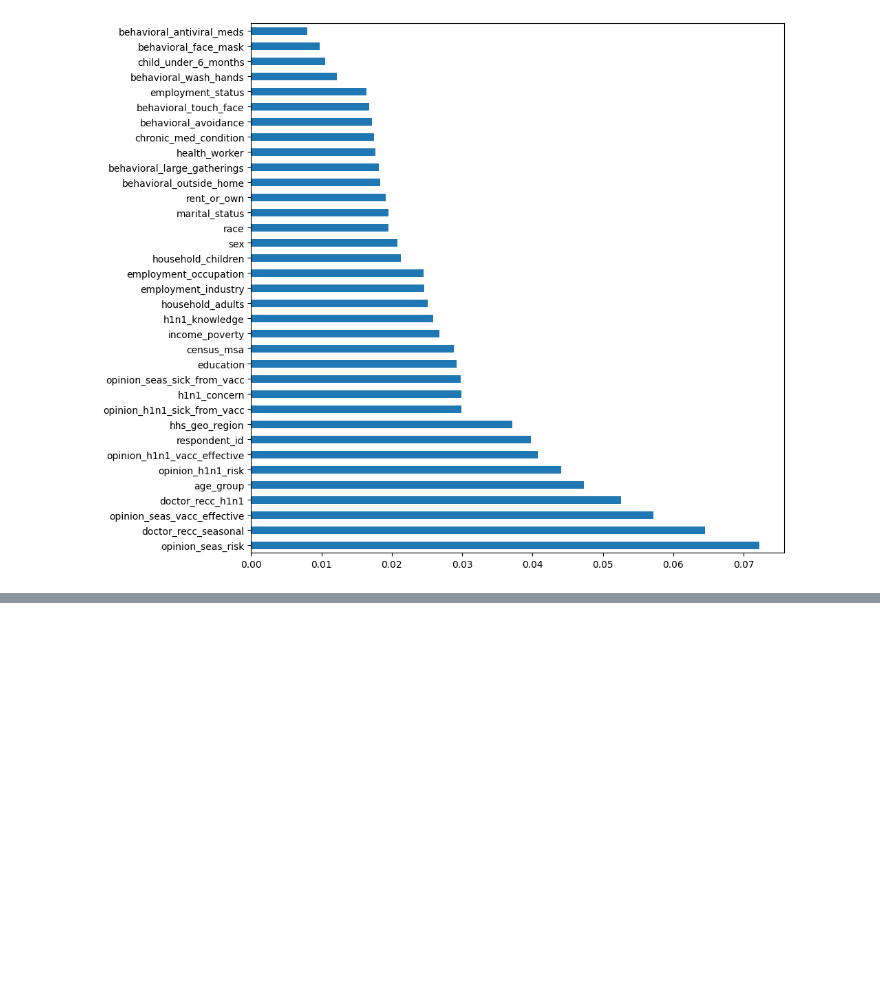
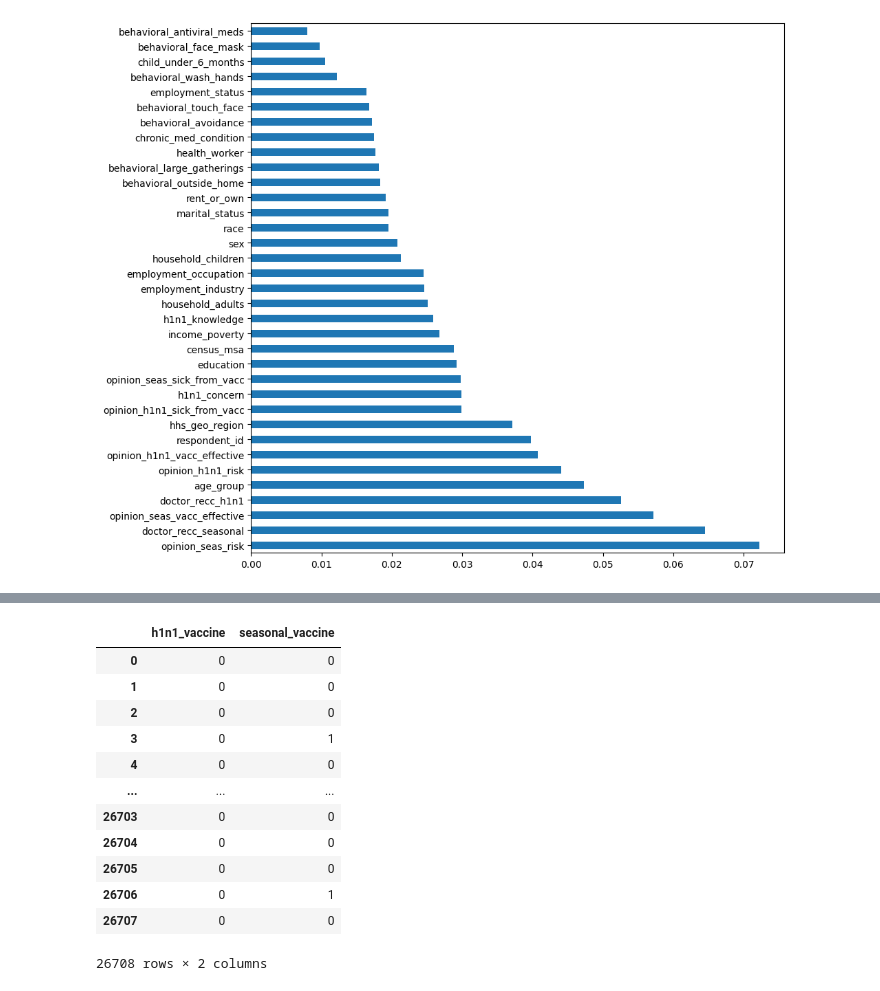
Before and after one commit to kofifanhertza/Swine-Flu-Vaccine-Predictor, a Jupyter notebook: atma aSTI.ipynb, the cells around one changed output, grey strips where cells are left out. Saved outputs shown, nothing was run; the diff lists cells and outputs as text; code cells hidden in the pictures; blank space fills up the shorter version.

```diff
--- a/atma aSTI.ipynb
+++ b/atma aSTI.ipynb
@@ -133,0 +218,13 @@ features = pd.read_csv('cleaned_features.csv')
+# %%
+x = features
+y = labels
+# %%
+x_train, x_test, y_train, y_test = train_test_split(x,y, test_size = 0.3, random_state = 23)
+# %%
+# Initializing
+
+model_RF = RandomForestClassifier(verbose=2, n_estimators= 500)
+
+# Training
+
+model_RF.fit(x_train,y_train)
@@ -133,0 +282,17 @@ features = pd.read_csv('cleaned_features.csv')
+# %%
+df = pd.DataFrame(result, columns=["h1n1_vaccine", "seasonal_vaccine"])
+df
+# %% [output]
+|  | h1n1_vaccine | seasonal_vaccine |
+| 0 | 0 | 0 |
+| 1 | 0 | 0 |
+| 2 | 0 | 0 |
+| 3 | 0 | 1 |
+| 4 | 0 | 0 |
+| ... | ... | ... |
+| 26703 | 0 | 0 |
+| 26704 | 0 | 0 |
+| 26705 | 0 | 0 |
+| 26706 | 0 | 1 |
+| 26707 | 0 | 0 |
+26708 rows × 2 columns
```
Also changed, not shown: parts of 21 cells of this notebook, 2 other files.
